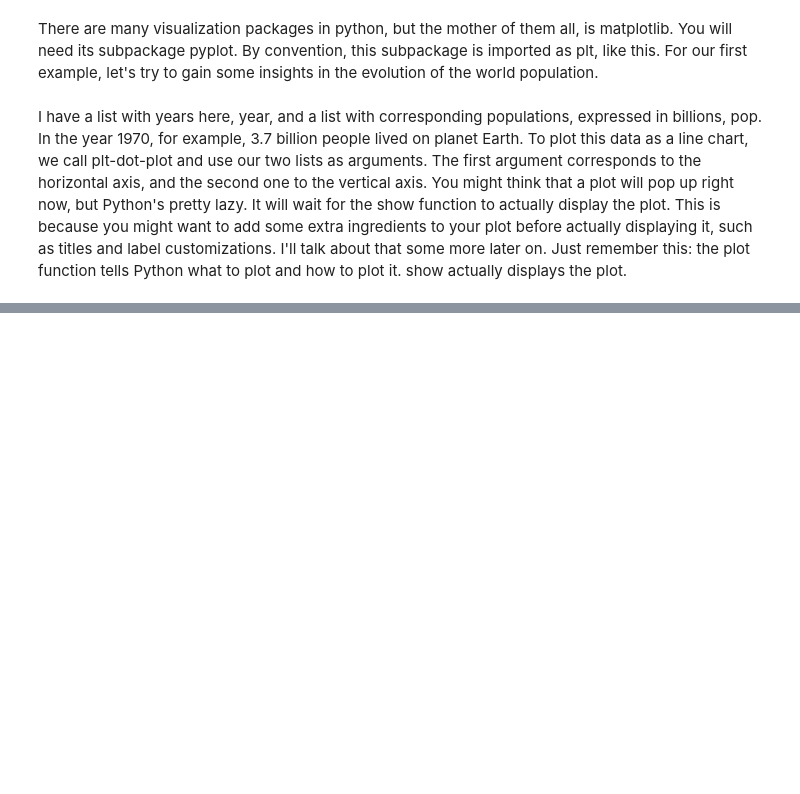
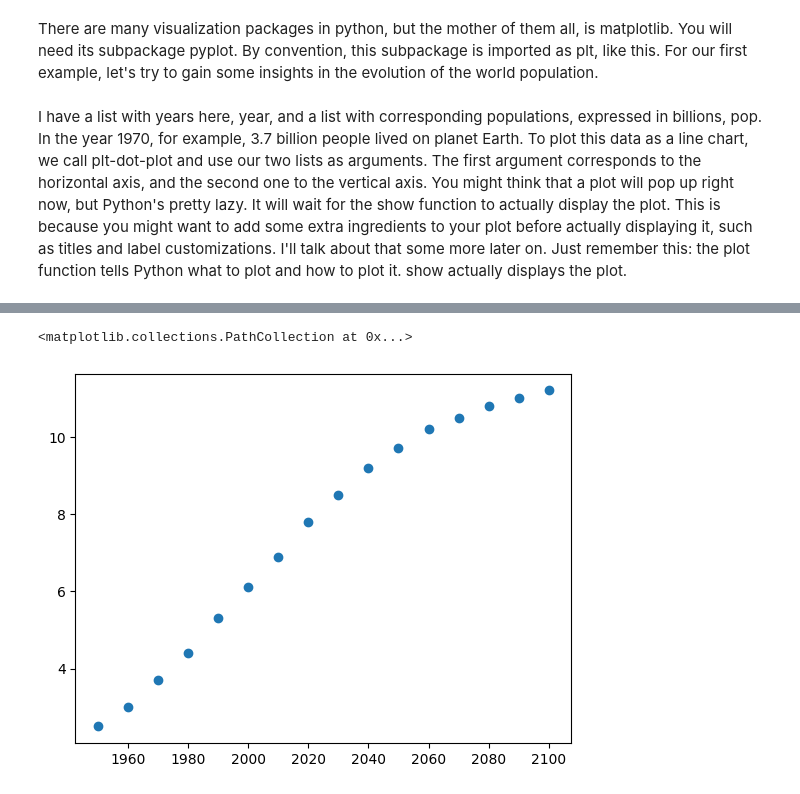
Before and after one commit to lachemontes/DS_python, a Jupyter notebook: notes/Intermediate/matplotlib.ipynb, the cells around one changed output, grey strips where cells are left out. Cells and saved outputs as stored; diff of their text form; code cells hidden in the pictures; blank space fills up the shorter version.

```diff
--- a/notes/Intermediate/matplotlib.ipynb
+++ b/notes/Intermediate/matplotlib.ipynb
@@ -24,3 +21,9 @@ plt.plot(year, pop)
 # %%
 # To show the plot
 plt.show()
+# %%
+# Now we will plot an scatter plot, change the  plot function for scatter
+plt.scatter(year, pop)
+# %% [output]
+<matplotlib.collections.PathCollection at 0x...>
+[figure, added]
```
Also changed, not shown: parts of 18 cells of this notebook.
